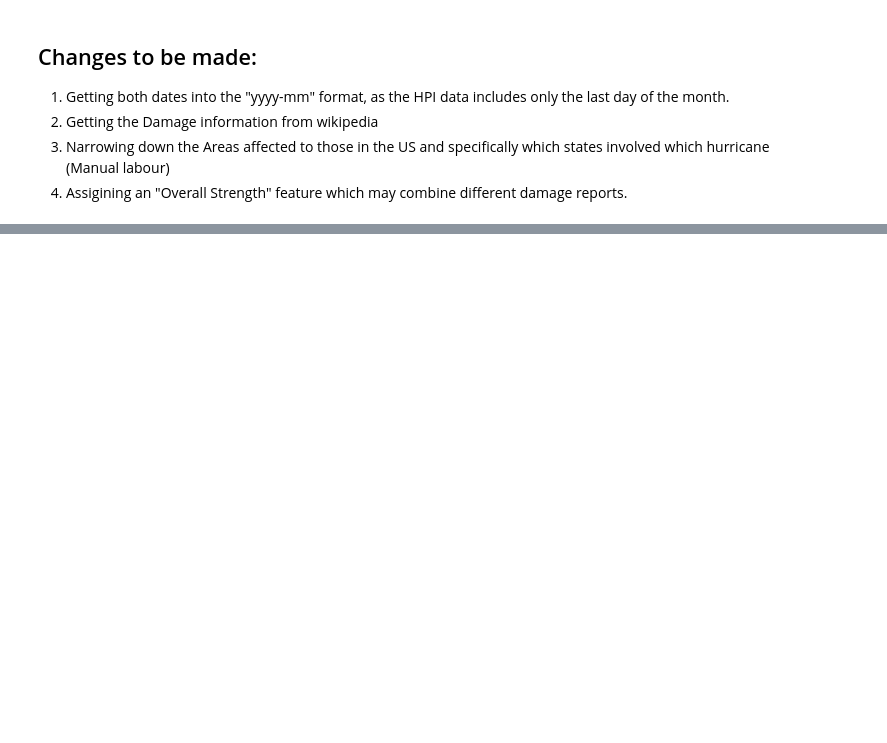
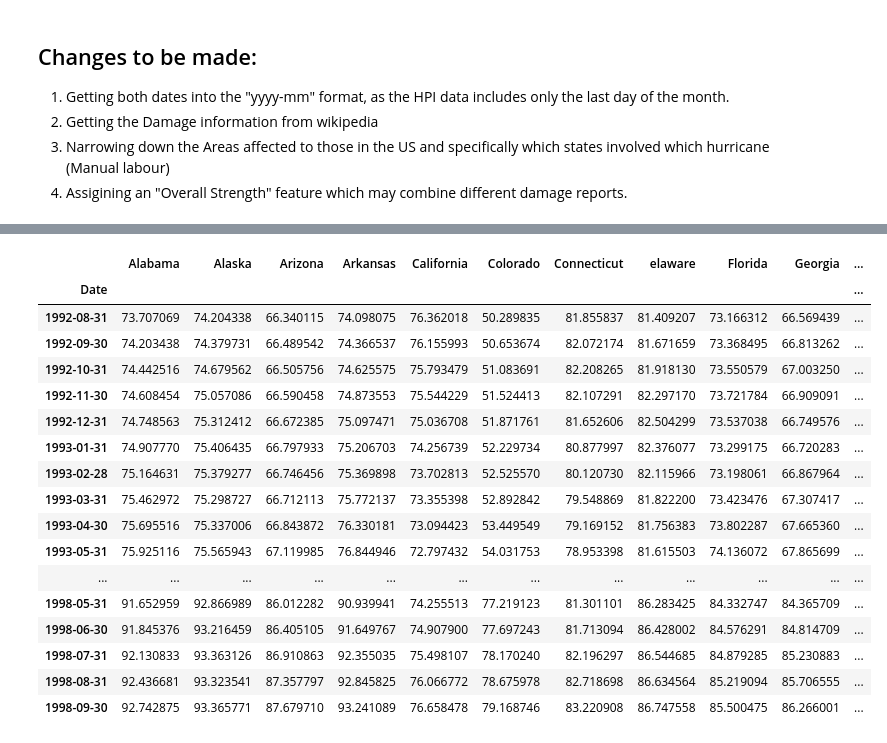
Before and after one commit to Alon-Shaaltiel/Hurricanes_US, a Jupyter notebook: Data_Collection.ipynb, the cells around one changed output, grey strips where cells are left out. Saved outputs shown, nothing was run; the diff lists cells and outputs as text; code cells hidden in the pictures; blank space fills up the shorter version.

```diff
--- a/Data_Collection.ipynb
+++ b/Data_Collection.ipynb
@@ -268,0 +280,22 @@ NameError: name 'NSA' is not defined
+# %%
+Hurricanes = pd.read_pickle('Pickles/Hurricanes_Edit.pickle')
+NSA_Data.loc[Hurricanes.During[20]:Hurricanes.During[21]]
+# %% [output]
+|  | Alabama | Alaska | Arizona | Arkansas | California | Colorado | Connecticut | elaware | Florida | Georgia | ... |
+| Date |  |  |  |  |  |  |  |  |  |  | ... |
+| 1992-08-31 | 73.707069 | 74.204338 | 66.340115 | 74.098075 | 76.362018 | 50.289835 | 81.855837 | 81.409207 | 73.166312 | 66.569439 | ... |
+| 1992-09-30 | 74.203438 | 74.379731 | 66.489542 | 74.366537 | 76.155993 | 50.653674 | 82.072174 | 81.671659 | 73.368495 | 66.813262 | ... |
+| 1992-10-31 | 74.442516 | 74.679562 | 66.505756 | 74.625575 | 75.793479 | 51.083691 | 82.208265 | 81.918130 | 73.550579 | 67.003250 | ... |
+| 1992-11-30 | 74.608454 | 75.057086 | 66.590458 | 74.873553 | 75.544229 | 51.524413 | 82.107291 | 82.297170 | 73.721784 | 66.909091 | ... |
+| 1992-12-31 | 74.748563 | 75.312412 | 66.672385 | 75.097471 | 75.036708 | 51.871761 | 81.652606 | 82.504299 | 73.537038 | 66.749576 | ... |
+| 1993-01-31 | 74.907770 | 75.406435 | 66.797933 | 75.206703 | 74.256739 | 52.229734 | 80.877997 | 82.376077 | 73.299175 | 66.720283 | ... |
+| 1993-02-28 | 75.164631 | 75.379277 | 66.746456 | 75.369898 | 73.702813 | 52.525570 | 80.120730 | 82.115966 | 73.198061 | 66.867964 | ... |
+| 1993-03-31 | 75.462972 | 75.298727 | 66.712113 | 75.772137 | 73.355398 | 52.892842 | 79.548869 | 81.822200 | 73.423476 | 67.307417 | ... |
+| 1993-04-30 | 75.695516 | 75.337006 | 66.843872 | 76.330181 | 73.094423 | 53.449549 | 79.169152 | 81.756383 | 73.802287 | 67.665360 | ... |
+| 1993-05-31 | 75.925116 | 75.565943 | 67.119985 | 76.844946 | 72.797432 | 54.031753 | 78.953398 | 81.615503 | 74.136072 | 67.865699 | ... |
+| ... | ... | ... | ... | ... | ... | ... | ... | ... | ... | ... | ... |
+| 1998-05-31 | 91.652959 | 92.866989 | 86.012282 | 90.939941 | 74.255513 | 77.219123 | 81.301101 | 86.283425 | 84.332747 | 84.365709 | ... |
+| 1998-06-30 | 91.845376 | 93.216459 | 86.405105 | 91.649767 | 74.907900 | 77.697243 | 81.713094 | 86.428002 | 84.576291 | 84.814709 | ... |
+| 1998-07-31 | 92.130833 | 93.363126 | 86.910863 | 92.355035 | 75.498107 | 78.170240 | 82.196297 | 86.544685 | 84.879285 | 85.230883 | ... |
+| 1998-08-31 | 92.436681 | 93.323541 | 87.357797 | 92.845825 | 76.066772 | 78.675978 | 82.718698 | 86.634564 | 85.219094 | 85.706555 | ... |
+| 1998-09-30 | 92.742875 | 93.365771 | 87.679710 | 93.241089 | 76.658478 | 79.168746 | 83.220908 | 86.747558 | 85.500475 | 86.266001 | ... |
```
Also changed, not shown: parts of 10 cells of this notebook.
